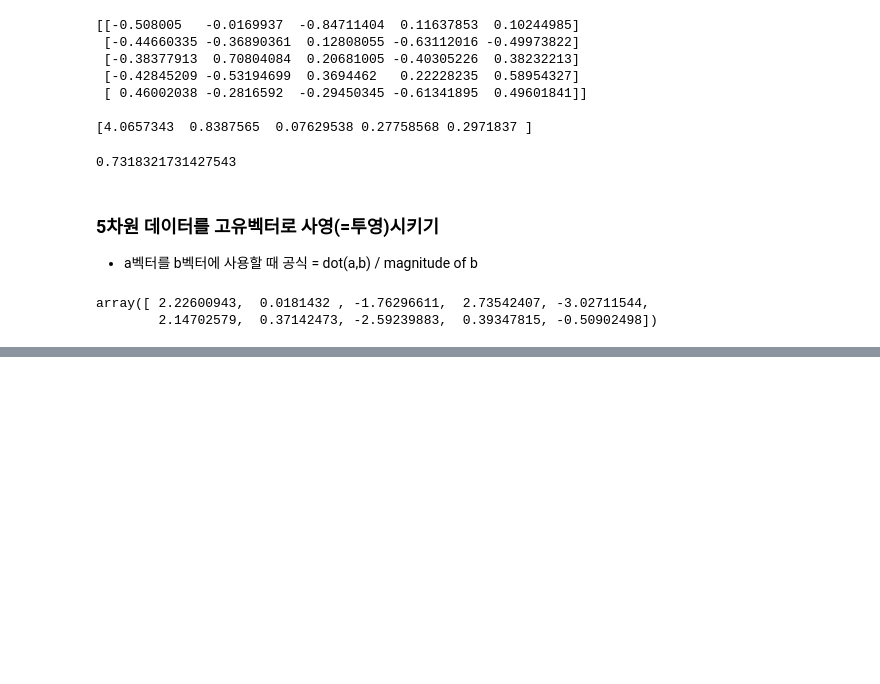
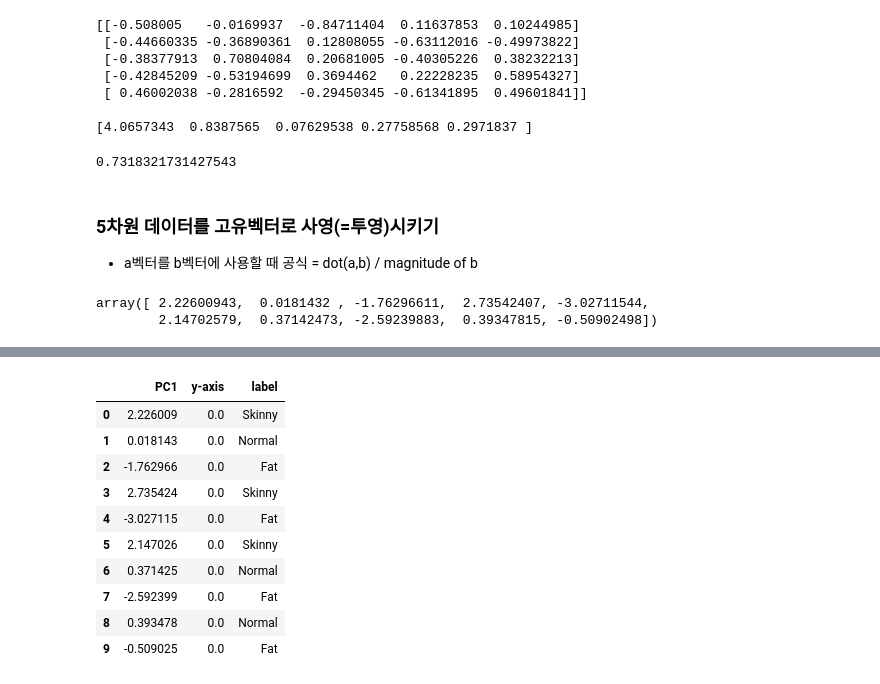
Before and after one commit to u8yes/AI, a Jupyter notebook: src/chap02/08_PrincipalComponentAnalysis(PCA).ipynb, the cells around one changed output, grey strips where cells are left out. Saved outputs shown, nothing was run; the diff lists cells and outputs as text; code cells hidden in the pictures; blank space fills up the shorter version.

```diff
--- a/src/chap02/08_PrincipalComponentAnalysis(PCA).ipynb
+++ b/src/chap02/08_PrincipalComponentAnalysis(PCA).ipynb
@@ -135,0 +141,17 @@ array([ 2.22600943,  0.0181432 , -1.76296611,  2.73542407, -3.02711544,
+# %%
+result = pd.DataFrame(projected_X, columns=['PC1'])
+result['y-axis'] = 0.0
+result['label'] = Y
+result
+# %% [output]
+|  | PC1 | y-axis | label |
+| 0 | 2.226009 | 0.0 | Skinny |
+| 1 | 0.018143 | 0.0 | Normal |
+| 2 | -1.762966 | 0.0 | Fat |
+| 3 | 2.735424 | 0.0 | Skinny |
+| 4 | -3.027115 | 0.0 | Fat |
+| 5 | 2.147026 | 0.0 | Skinny |
+| 6 | 0.371425 | 0.0 | Normal |
+| 7 | -2.592399 | 0.0 | Fat |
+| 8 | 0.393478 | 0.0 | Normal |
+| 9 | -0.509025 | 0.0 | Fat |
```
Also changed, not shown: parts of 6 cells of this notebook, 1 other file.
